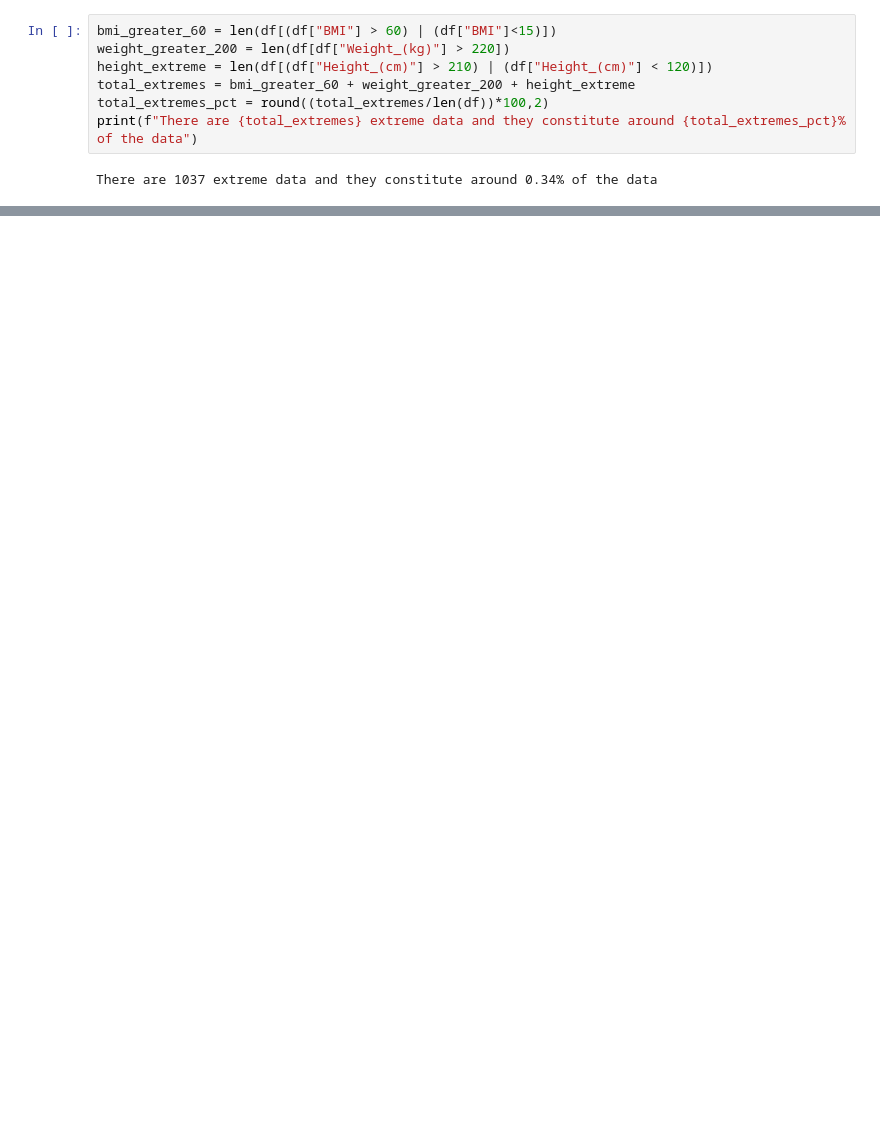
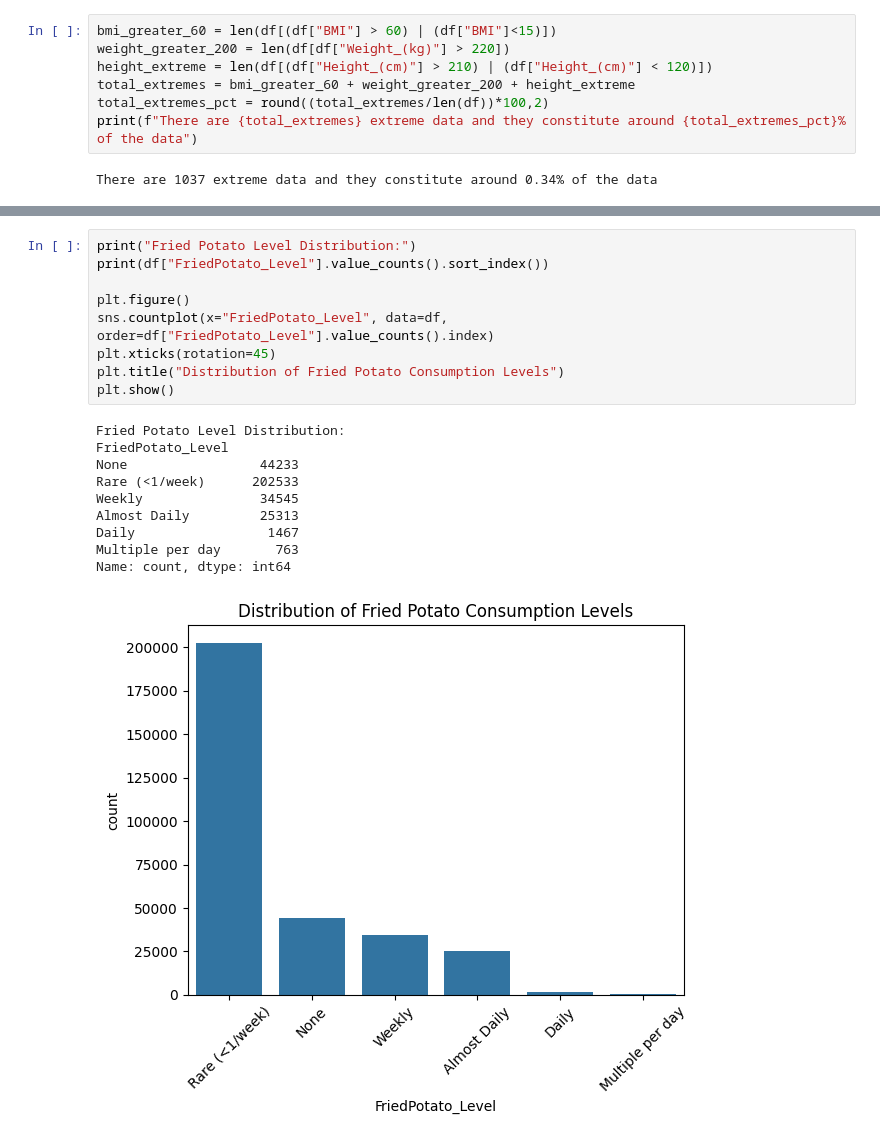
Before and after one commit to its-rhasil/cardio-risk, a Jupyter notebook: notebooks/01_data_exploration.ipynb, the cells around one changed output, grey strips where cells are left out. Cells and saved outputs as stored; diff of their text form; blank space fills up the shorter version.

```diff
--- a/notebooks/01_data_exploration.ipynb
+++ b/notebooks/01_data_exploration.ipynb
@@ -152,0 +223,20 @@ np.float64(60.0)
+# %%
+print("Fried Potato Level Distribution:")
+print(df["FriedPotato_Level"].value_counts().sort_index())
+
+plt.figure()
+sns.countplot(x="FriedPotato_Level", data=df, order=df["FriedPotato_Level"].value_counts().index)
+plt.xticks(rotation=45)
+plt.title("Distribution of Fried Potato Consumption Levels")
+plt.show()
+# %% [output]
+Fried Potato Level Distribution:
+FriedPotato_Level
+None                 44233
+Rare (<1/week)      202533
+Weekly               34545
+Almost Daily         25313
+Daily                 1467
+Multiple per day       763
+Name: count, dtype: int64
+[figure, added]
```
Also changed, not shown: parts of 31 cells of this notebook.
